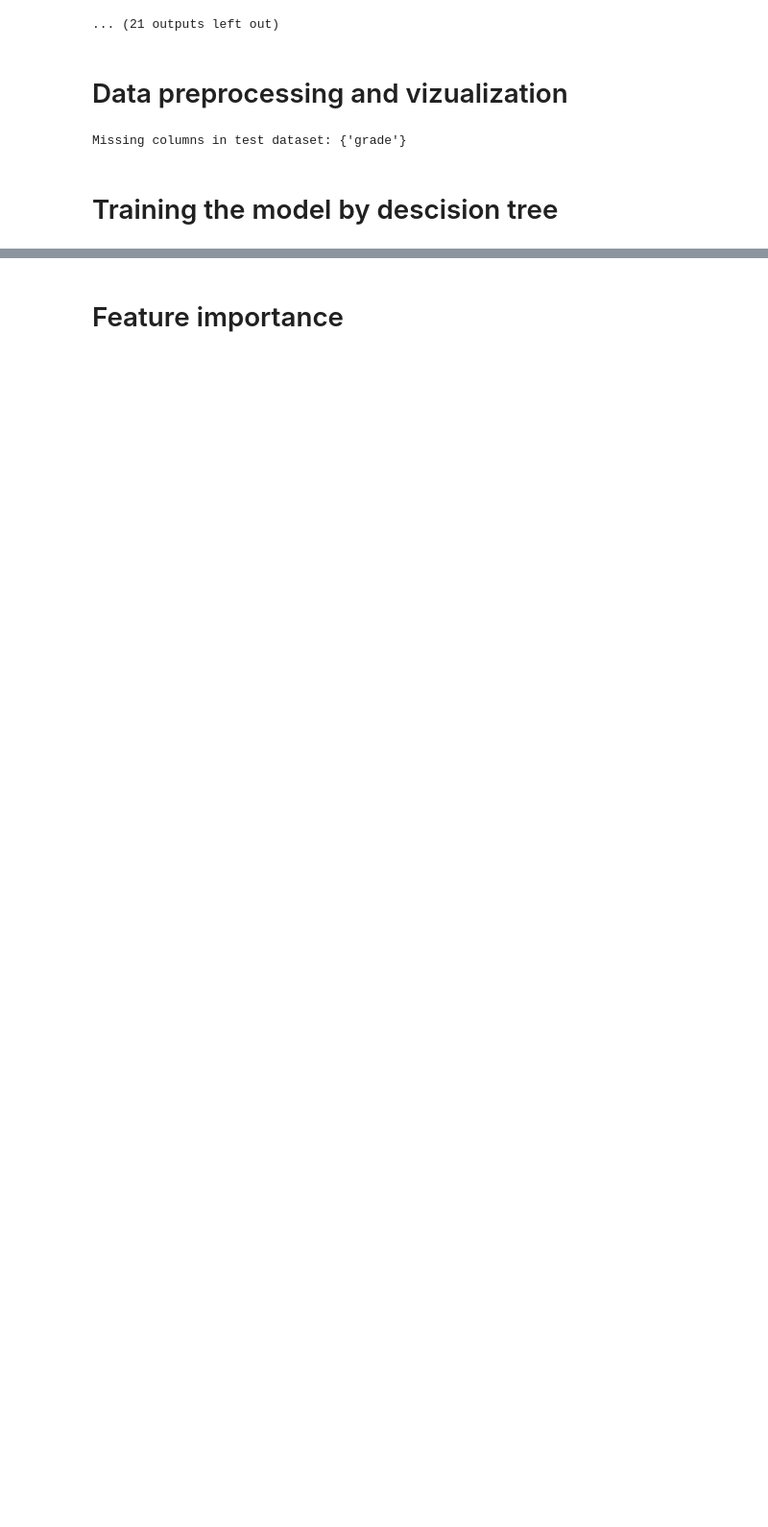
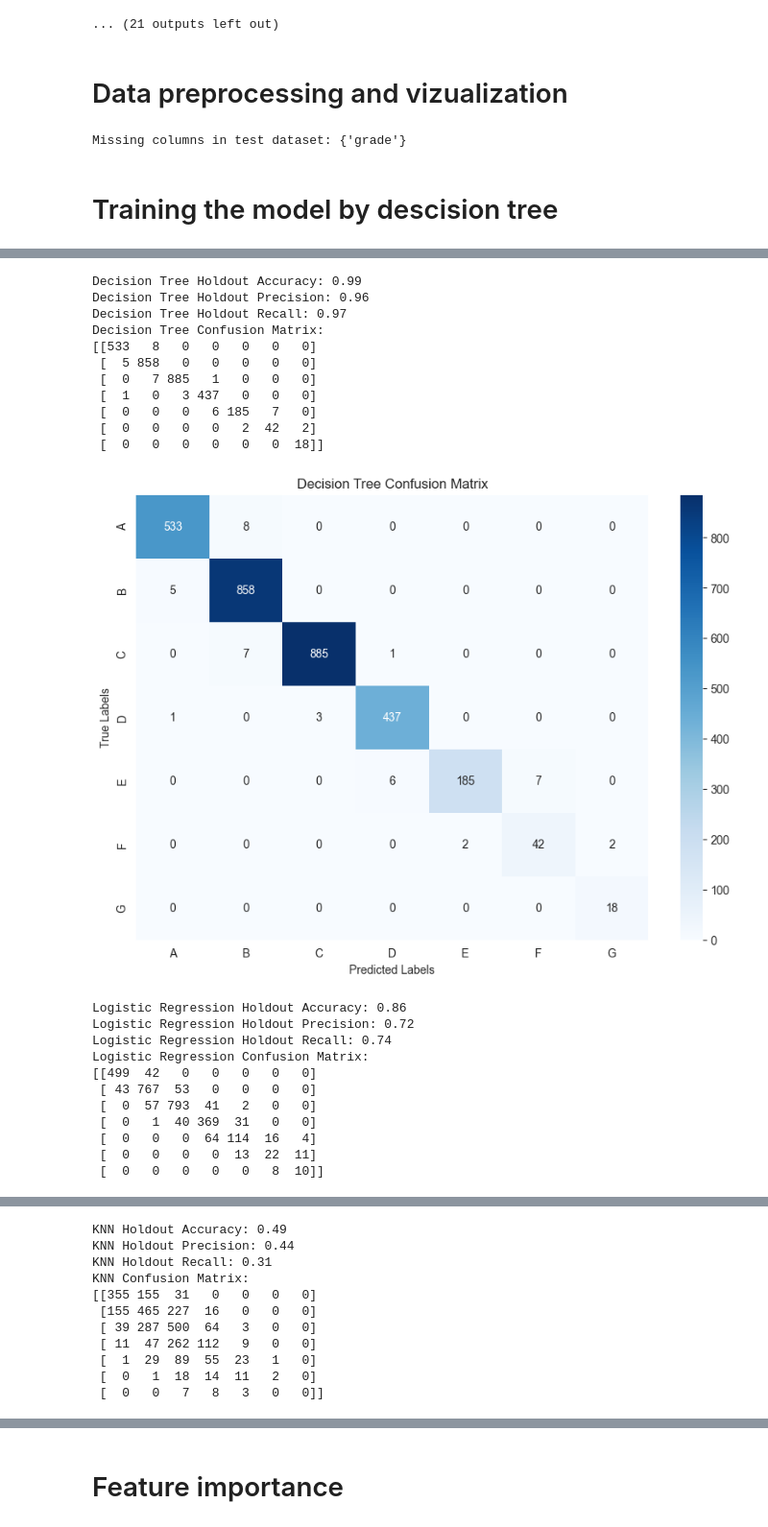
Before and after one commit to katerinadobrynina/ML-project, a Jupyter notebook: descision_tree.ipynb, the cells around one changed output, grey strips where cells are left out. Shown at 96% size. Cells and saved outputs as stored; diff of their text form; code cells hidden in the pictures; blank space fills up the shorter version.

```diff
--- a/descision_tree.ipynb
+++ b/descision_tree.ipynb
@@ -309,0 +270,66 @@ Best Parameters: {'max_depth': 10, 'min_samples_leaf': 4, 'min_samples_split': 1
+# %%
+# Split data for holdout validation
+X_train_split, X_eval, y_train_split, y_eval = train_test_split(X_train, y_train_encoded, test_size=0.3, random_state=42)
+
+# Function to evaluate model on holdout set
+def evaluate_holdout(model, X_train, y_train, X_eval, y_eval, model_name):
+    # Fit the model on training split
+    model.fit(X_train, y_train)
+
+    # Predict on evaluation set
+    y_pred = model.predict(X_eval)
+
+    # Metrics
+    accuracy = accuracy_score(y_eval, y_pred)
+    precision = precision_score(y_eval, y_pred, average='macro')
+    recall = recall_score(y_eval, y_pred, average='macro')
+    conf_matrix = confusion_matrix(y_eval, y_pred)
+
+    print(f"\n{model_name} Holdout Accuracy: {accuracy:.2f}")
+    print(f"{model_name} Holdout Precision: {precision:.2f}")
+    print(f"{model_name} Holdout Recall: {recall:.2f}")
+    print(f"{model_name} Confusion Matrix:\n{conf_matrix}")
+
+    # Confusion matrix visualization
+    plt.figure(figsize=(10, 7))
+    sns.heatmap(conf_matrix, annot=True, fmt='d', cmap='Blues', xticklabels=label_enc.classes_,
+                yticklabels=label_enc.classes_)
+    plt.title(f"{model_name} Confusion Matrix")
+    plt.xlabel("Predicted Labels")
+    plt.ylabel("True Labels")
+    plt.show()
+
+    return accuracy, precision, recall
+# %%
+# Evaluate Decision Tree on holdout set
+dt_holdout_accuracy, dt_holdout_precision, dt_holdout_recall = evaluate_holdout(best_dt_model, X_train_split, y_train_split, X_eval, y_eval, "Decision Tree")
+
+# Evaluate Logistic Regression on holdout set
+lr_holdout_accuracy, lr_holdout_precision, lr_holdout_recall = evaluate_holdout(best_lr_model, X_train_split, y_train_split, X_eval, y_eval, "Logistic Regression")
+
+# Evaluate KNN on holdout set
+knn_holdout_accuracy, knn_holdout_precision, knn_holdout_recall = evaluate_holdout(best_knn_model, X_train_split, y_train_split, X_eval, y_eval, "KNN")
+# %% [output]
+Decision Tree Holdout Accuracy: 0.99
+Decision Tree Holdout Precision: 0.96
+Decision Tree Holdout Recall: 0.97
+Decision Tree Confusion Matrix:
+[[533   8   0   0   0   0   0]
+ [  5 858   0   0   0   0   0]
+ [  0   7 885   1   0   0   0]
+ [  1   0   3 437   0   0   0]
+ [  0   0   0   6 185   7   0]
+ [  0   0   0   0   2  42   2]
+ [  0   0   0   0   0   0  18]]
+[figure, added]
+Logistic Regression Holdout Accuracy: 0.86
+Logistic Regression Holdout Precision: 0.72
+Logistic Regression Holdout Recall: 0.74
+Logistic Regression Confusion Matrix:
+[[499  42   0   0   0   0   0]
+ [ 43 767  53   0   0   0   0]
+ [  0  57 793  41   2   0   0]
+ [  0   1  40 369  31   0   0]
+ [  0   0   0  64 114  16   4]
+ [  0   0   0   0  13  22  11]
+ [  0   0   0   0   0   8  10]]
@@ -309,0 +337,11 @@ Best Parameters: {'max_depth': 10, 'min_samples_leaf': 4, 'min_samples_split': 1
+KNN Holdout Accuracy: 0.49
+KNN Holdout Precision: 0.44
+KNN Holdout Recall: 0.31
+KNN Confusion Matrix:
+[[355 155  31   0   0   0   0]
+ [155 465 227  16   0   0   0]
+ [ 39 287 500  64   3   0   0]
+ [ 11  47 262 112   9   0   0]
+ [  1  29  89  55  23   1   0]
+ [  0   1  18  14  11   2   0]
+ [  0   0   7   8   3   0   0]]
```
Also changed, not shown: parts of 45 cells of this notebook, 1 other file.
